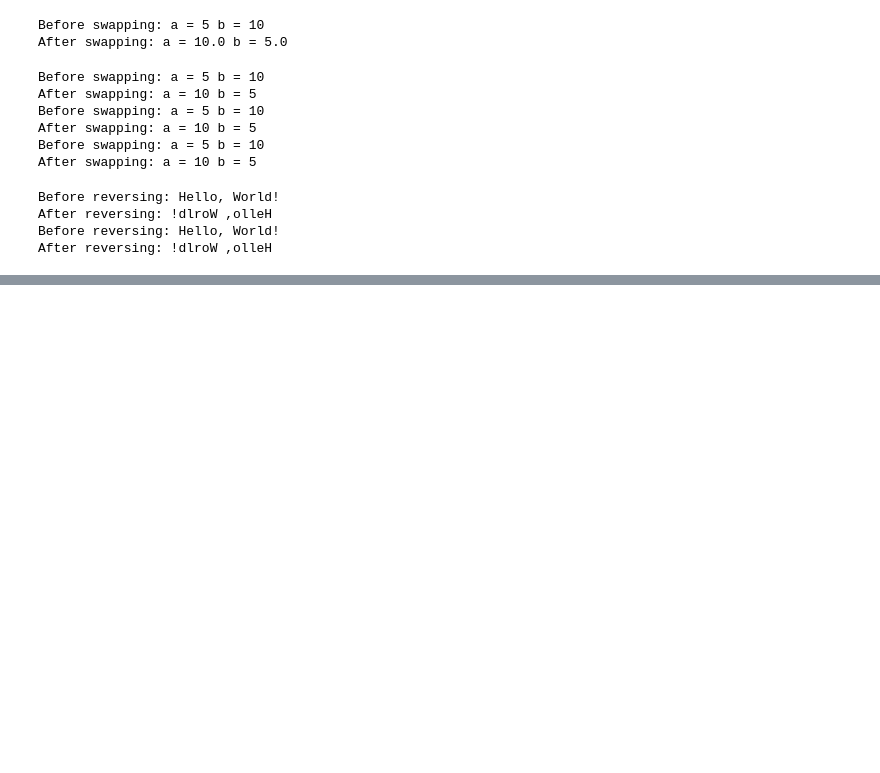
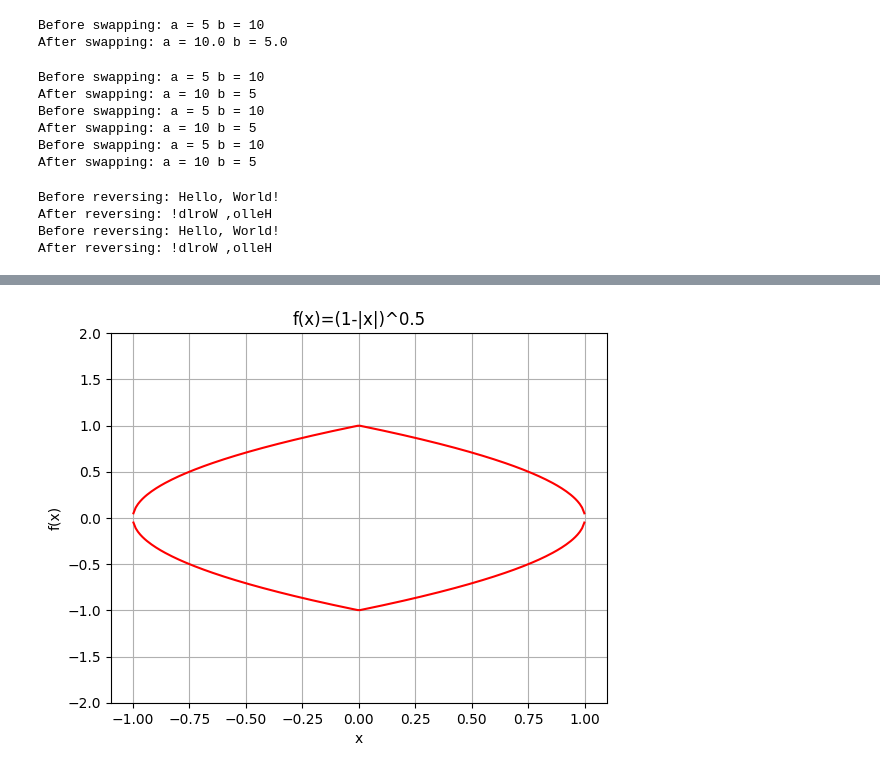
Before and after one commit to Pukar99/DataScienceAZ, a Jupyter notebook: Module 1 - Fundamentals of Analysis of Data/1.3 Python/Practice Question/Interview.ipynb, the cells around one changed output, grey strips where cells are left out. Saved outputs shown, nothing was run; the diff lists cells and outputs as text; code cells hidden in the pictures; blank space fills up the shorter version.

```diff
--- a/Module 1 - Fundamentals of Analysis of Data/1.3 Python/Practice Question/Interview.ipynb
+++ b/Module 1 - Fundamentals of Analysis of Data/1.3 Python/Practice Question/Interview.ipynb
@@ -112,0 +159,25 @@ myfunc(1, 2, 3, name="John", age=25)
+# %%
+# Math equation to form love sign
+
+import numpy as np
+import matplotlib.pyplot as plt
+
+# Generate the x values
+x = np.linspace(-2, 2, 400)
+
+# Define the function f(x)
+def f(x):
+    return (1 - np.abs(x))**0.5
+
+# Plot the function
+y = f(x)
+plt.plot(x, y, color='red')
+plt.plot(x, -y, color='red')
+plt.title('f(x)=(1-|x|)^0.5')
+plt.xlabel('x')
+plt.ylabel('f(x)')
+plt.ylim(-2, 2)
+plt.grid(True)
+plt.show()
+# %% [output]
+[figure, added]
```
Also changed, not shown: parts of 2 cells of this notebook, 2 other files.
